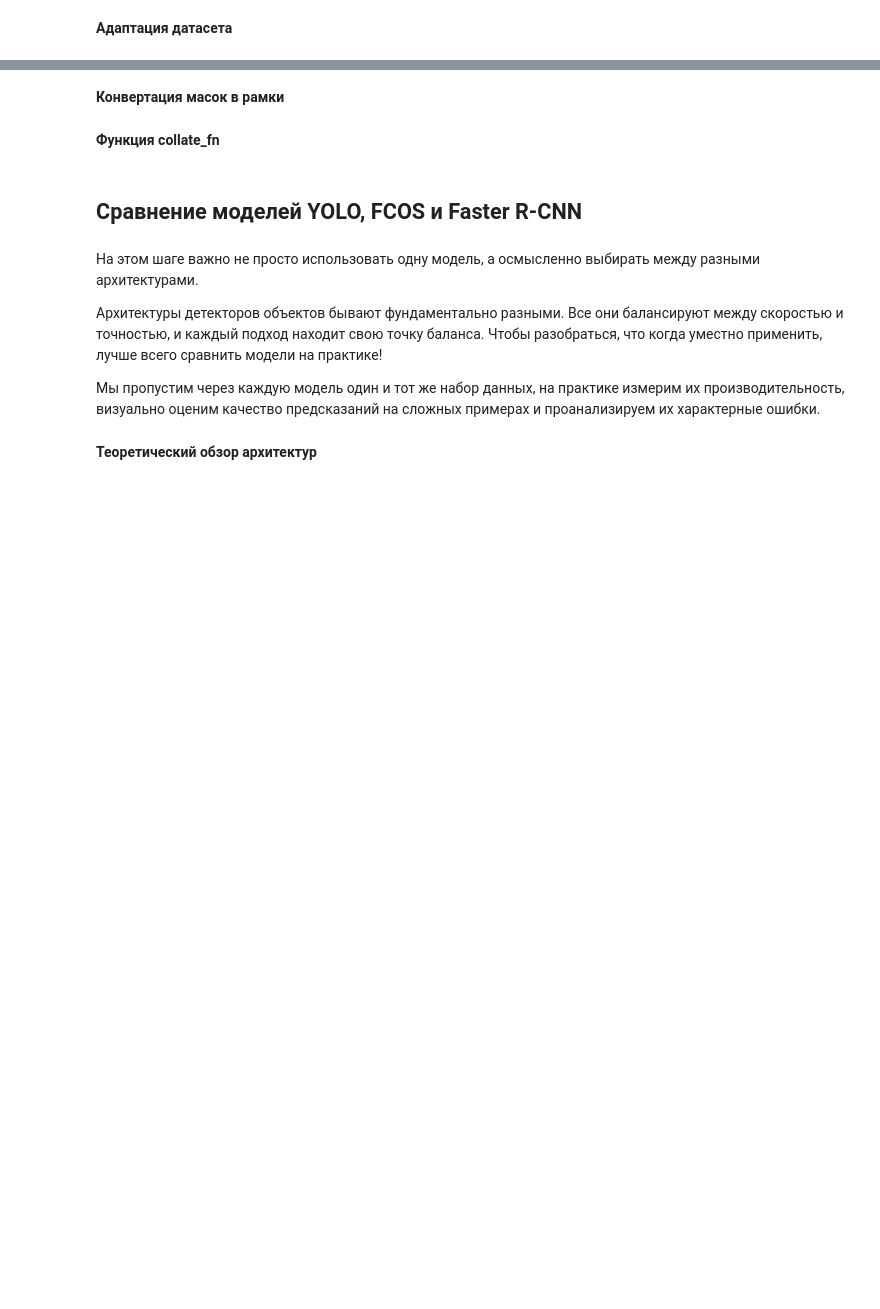
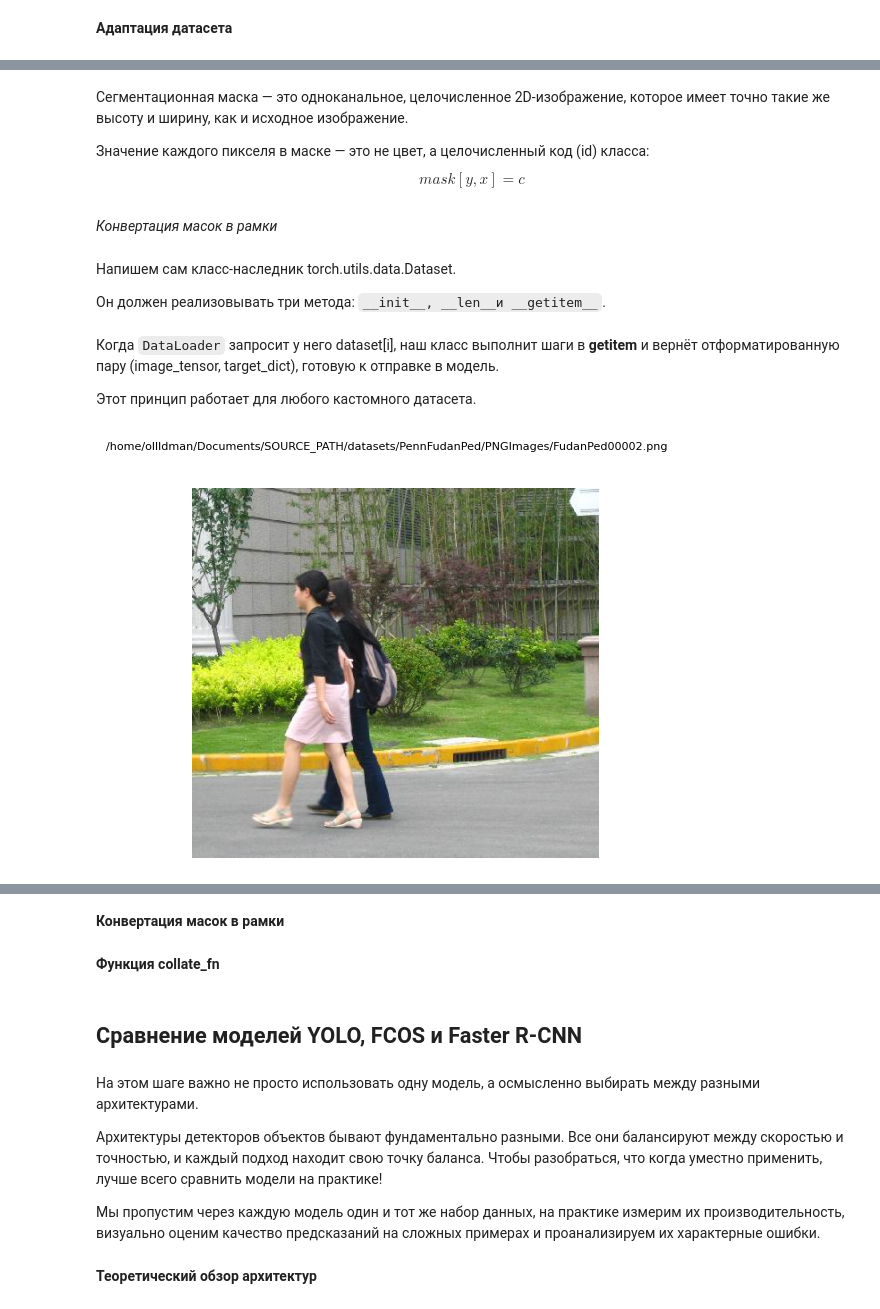
Before and after one commit to Ollldman/ml_dl_experiments, a Jupyter notebook: ml_dl_experiments/dl/dl_modules/cv/detection/4. Practice and mmdetection.ipynb, the cells around one changed output, grey strips where cells are left out. Cells and saved outputs as stored; diff of their text form; code cells hidden in the pictures; blank space fills up the shorter version.

```diff
--- a/ml_dl_experiments/dl/dl_modules/cv/detection/4. Practice and mmdetection.ipynb
+++ b/ml_dl_experiments/dl/dl_modules/cv/detection/4. Practice and mmdetection.ipynb
@@ -24,0 +183,9 @@ from ml_dl_experiments import settings, show_image_from_source
+# %%
+import torch
+
+batch = transforms(dataset[0][0]).unsqueeze(0)
+
+with torch.no_grad():
+    prediction = model(batch)
+
+print(prediction, prediction.shape, type(prediction), prediction[0].shape, sep='\n')
@@ -24,0 +210,9 @@ from ml_dl_experiments import settings, show_image_from_source
+# %%
+top5_prob, top5_catid = torch.topk(torch.nn.functional.softmax(prediction[0], dim=0), k=5)
+categories = weights.meta['categories']
+print(top5_prob)
+print(top5_catid, top5_catid.shape, sep='\t')
+for i in range(top5_prob.size(0)):
+    category_name:str  = categories[int(top5_catid[i])]
+    probability = top5_prob[i].item()
+    print(f"\t{i+1}. Класс: {category_name:<20} | Вероятность: {probability*100:.2f}%")
@@ -26,0 +259,13 @@ from ml_dl_experiments import settings, show_image_from_source
+# %% [markdown]
+Сегментационная маска — это одноканальное, целочисленное 2D-изображение, которое имеет точно такие же высоту и ширину, как и исходное изображение.
+
+Значение каждого пикселя в маске — это не цвет, а целочисленный код (id) класса:
+$$
+mask[y, x] = c
+$$
+# %% [markdown]
+*Конвертация масок в рамки*
+# %% [markdown]
+Напишем сам класс-наследник torch.utils.data.Dataset.
+
+Он должен реализовывать три метода: `__init__, __len__и __getitem__`.
@@ -26,0 +377,16 @@ from ml_dl_experiments import settings, show_image_from_source
+# %% [markdown]
+Когда `DataLoader` запросит у него dataset[i], наш класс выполнит шаги в __getitem__ и вернёт отформатированную пару (image_tensor, target_dict), готовую к отправке в модель.
+
+Этот принцип работает для любого кастомного датасета.
+# %%
+import matplotlib.pyplot as plt
+
+data_root: str = settings.SOURCE_PATH + "datasets/PennFudanPed"
+dataset = PennFudanDataset(data_root)
+
+plt.imshow(dataset[1][0].permute(1,2,0))
+plt.suptitle(dataset[1][1]['filename'], size=8)
+plt.axis('off')
+plt.show()
+# %% [output]
+[figure, added]
```
Also changed, not shown: parts of 13 cells of this notebook, 6 other files.
